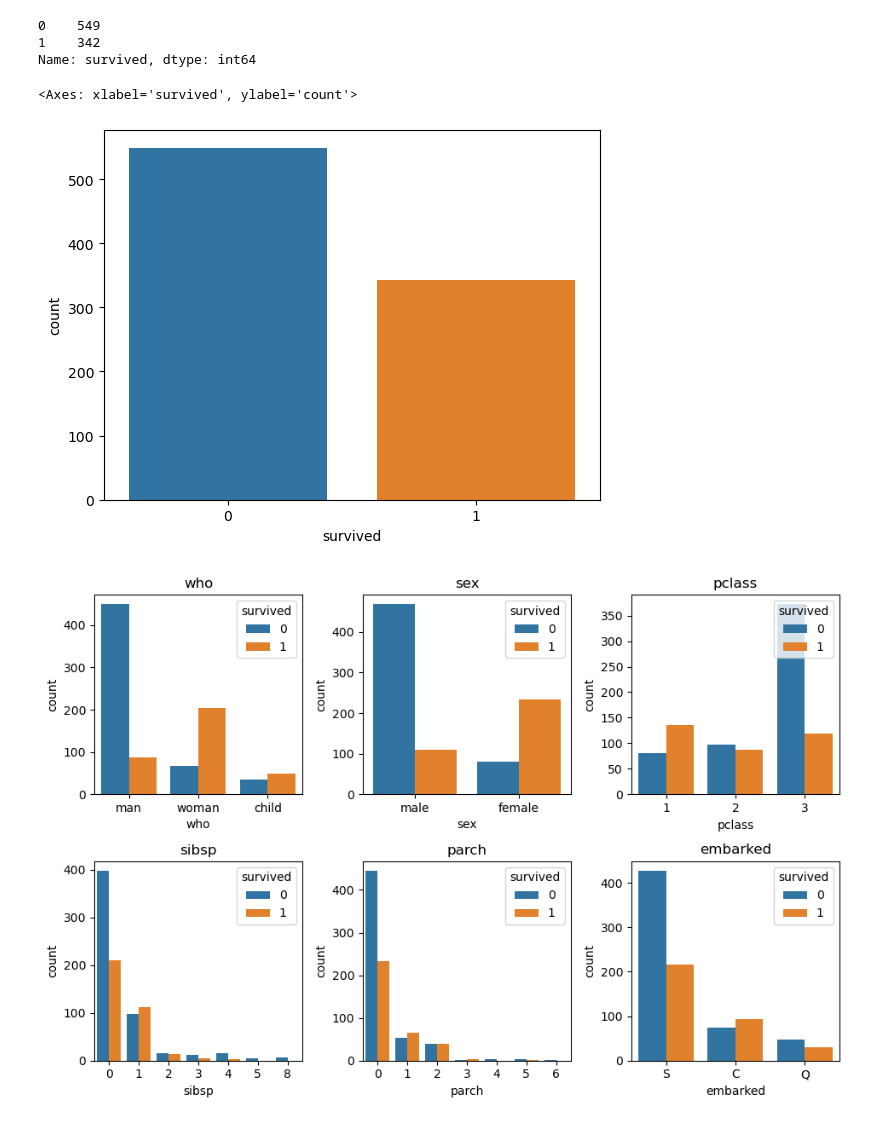
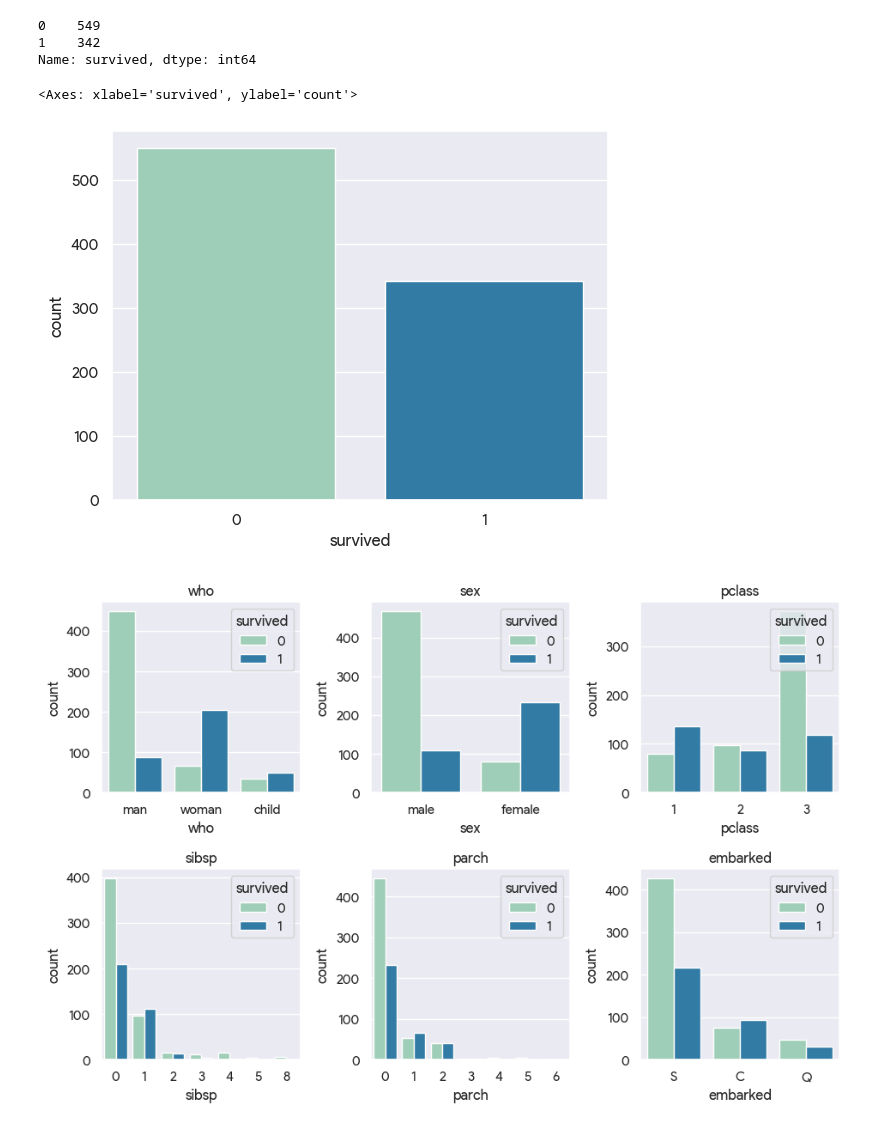
Before and after one commit to pcmsuh/kaggle, a Jupyter notebook: titanic/titanic-pcmsuh-003.ipynb, the cells around one changed output. Cells and saved outputs as stored; diff of their text form; code cells hidden in the pictures.

```diff
--- a/titanic/titanic-pcmsuh-003.ipynb
+++ b/titanic/titanic-pcmsuh-003.ipynb
@@ -7,6 +7,10 @@ import pandas as pd
 import seaborn as sns
 import matplotlib.pyplot as plt
 # %%
+# Set the theme
+sns.set_style("whitegrid")
+sns.set(font="Product Sans")
+
 # Load the data
 titanic = sns.load_dataset('titanic')
 
@@ -51,10 +55,10 @@ titanic['survived'].value_counts()
 Name: survived, dtype: int64
 # %%
 # Visualize the count of survivors
-sns.countplot(x=titanic['survived'])
+sns.countplot(x=titanic['survived'], palette='YlGnBu')
 # %% [output]
 <Axes: xlabel='survived', ylabel='count'>
-[figure, old version]
+[figure, new version]
 # %%
 # Visualize the count of survivors for columns 'who', 'sex', 'pclass', 'sibsp', 'parch', 'embarked'
 
@@ -78,13 +82,13 @@ for r in range(0, n_rows):
         # Access the current subplot in the 2D array axs
         ax = axs[r][c]
         # Create a countplot for the current column with 'survived' as the hue
-        sns.countplot(x=cols[i], hue='survived', data=titanic, ax=ax)
+        sns.countplot(x=cols[i], hue='survived', data=titanic, ax=ax, palette='YlGnBu')
         # Set the title for the current subplot using the column name
         ax.set_title(cols[i])
         # Add a legend for the 'survived' hue to the current subplot
         ax.legend(title='survived', loc='upper right')
 
-# Adjust the layout of the subplots to prevent overlapping and ensure proper spacing
+# Adjust the layout oddf the subplots to prevent overlapping and ensure proper spacing
 plt.tight_layout()
 # %% [output]
-[figure, old version]
+[figure, new version]
```
Also changed, not shown: parts of 9 cells of this notebook.
